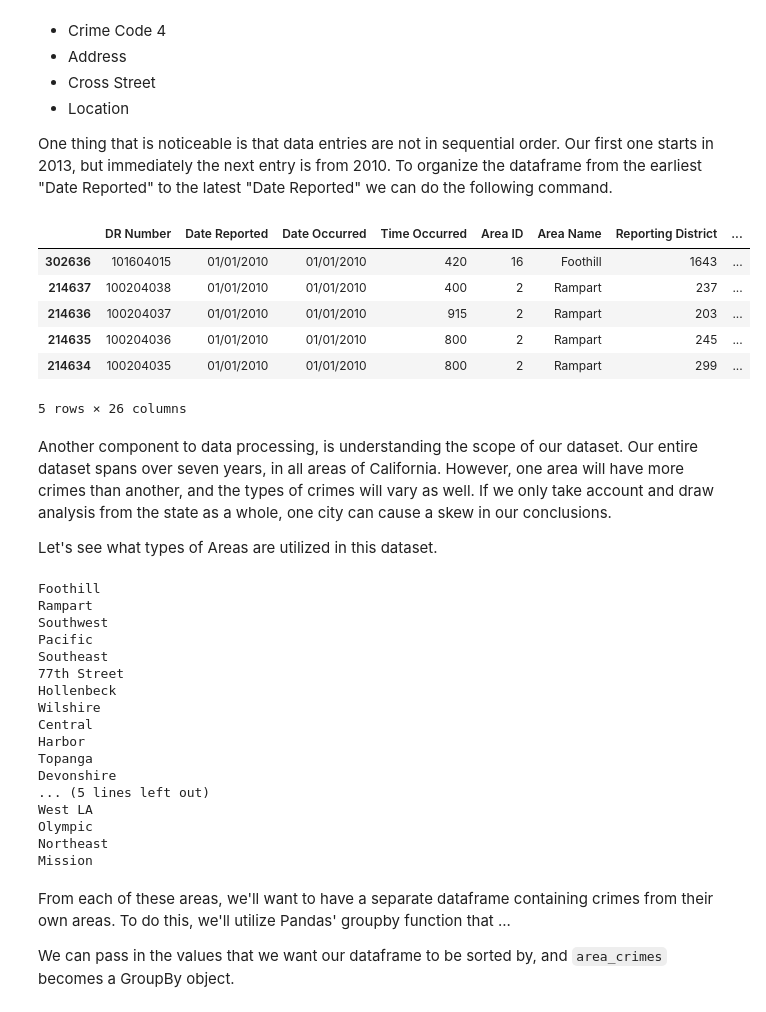
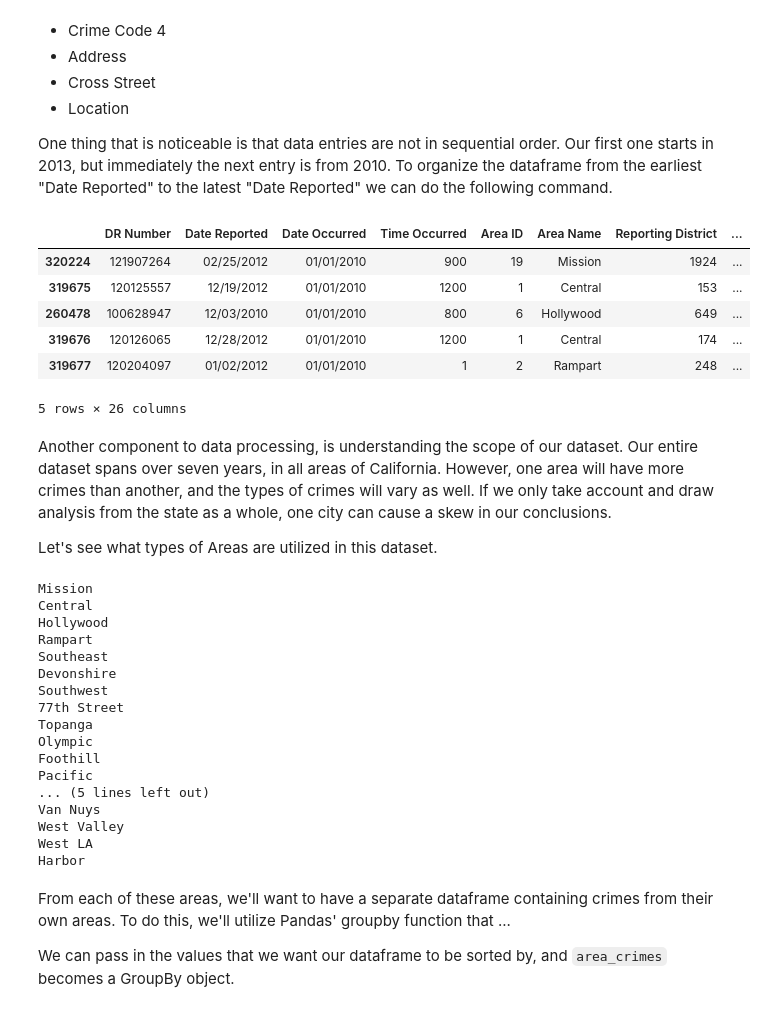
Before and after one commit to asd333333/asd333333.github.io, a Jupyter notebook: Final Project.ipynb, the cells around one changed output. Saved outputs shown, nothing was run; the diff lists cells and outputs as text; code cells hidden in the pictures.

```diff
--- a/Final Project.ipynb
+++ b/Final Project.ipynb
@@ -66,15 +66,15 @@ We'll then notice the details provided in this dataset:
 
 One thing that is noticeable is that data entries are not in sequential order. Our first one starts in 2013, but immediately the next entry is from 2010. To organize the dataframe from the earliest "Date Reported" to the latest "Date Reported" we can do the following command.
 # %%
-sorted_crime_data = crime_data.sort_values(by = ['Date Reported'])
+sorted_crime_data = crime_data.sort_values(by = ['Date Occurred'])
 sorted_crime_data.head()
 # %% [output]
 |  | DR Number | Date Reported | Date Occurred | Time Occurred | Area ID | Area Name | Reporting District | ... |
-| 302636 | 101604015 | 01/01/2010 | 01/01/2010 | 420 | 16 | Foothill | 1643 | ... |
-| 214637 | 100204038 | 01/01/2010 | 01/01/2010 | 400 | 2 | Rampart | 237 | ... |
-| 214636 | 100204037 | 01/01/2010 | 01/01/2010 | 915 | 2 | Rampart | 203 | ... |
-| 214635 | 100204036 | 01/01/2010 | 01/01/2010 | 800 | 2 | Rampart | 245 | ... |
-| 214634 | 100204035 | 01/01/2010 | 01/01/2010 | 800 | 2 | Rampart | 299 | ... |
+| 320224 | 121907264 | 02/25/2012 | 01/01/2010 | 900 | 19 | Mission | 1924 | ... |
+| 319675 | 120125557 | 12/19/2012 | 01/01/2010 | 1200 | 1 | Central | 153 | ... |
+| 260478 | 100628947 | 12/03/2010 | 01/01/2010 | 800 | 6 | Hollywood | 649 | ... |
+| 319676 | 120126065 | 12/28/2012 | 01/01/2010 | 1200 | 1 | Central | 174 | ... |
+| 319677 | 120204097 | 01/02/2012 | 01/01/2010 | 1 | 2 | Rampart | 248 | ... |
 5 rows × 26 columns
 # %% [markdown]
 Another component to data processing, is understanding the scope of our dataset. Our entire dataset spans over seven years, in all areas of California. However, one area will have more crimes than another, and the types of crimes will vary as well. If we only take account and draw analysis from the state as a whole, one city can cause a skew in our conclusions.
@@ -84,23 +84,23 @@ Let's see what types of Areas are utilized in this dataset.
 areas = sorted_crime_data['Area Name'].unique()
 print(*areas, sep='\n')
 # %% [output]
+Mission
+Central
+Hollywood
+Rampart
+Southeast
+Devonshire
+Southwest
+77th Street
+Topanga
+Olympic
 Foothill
-Rampart
-Southwest
 Pacific
-Southeast
-77th Street
-Hollenbeck
-Wilshire
-Central
+... (5 lines left out)
+Van Nuys
+West Valley
+West LA
 Harbor
-Topanga
-Devonshire
-... (5 lines left out)
-West LA
-Olympic
-Northeast
-Mission
 # %% [markdown]
 From each of these areas, we'll want to have a separate dataframe containing crimes from their own areas. To do this, we'll utilize Pandas' groupby function that ...
 
```
Also changed, not shown: parts of 30 cells of this notebook.
